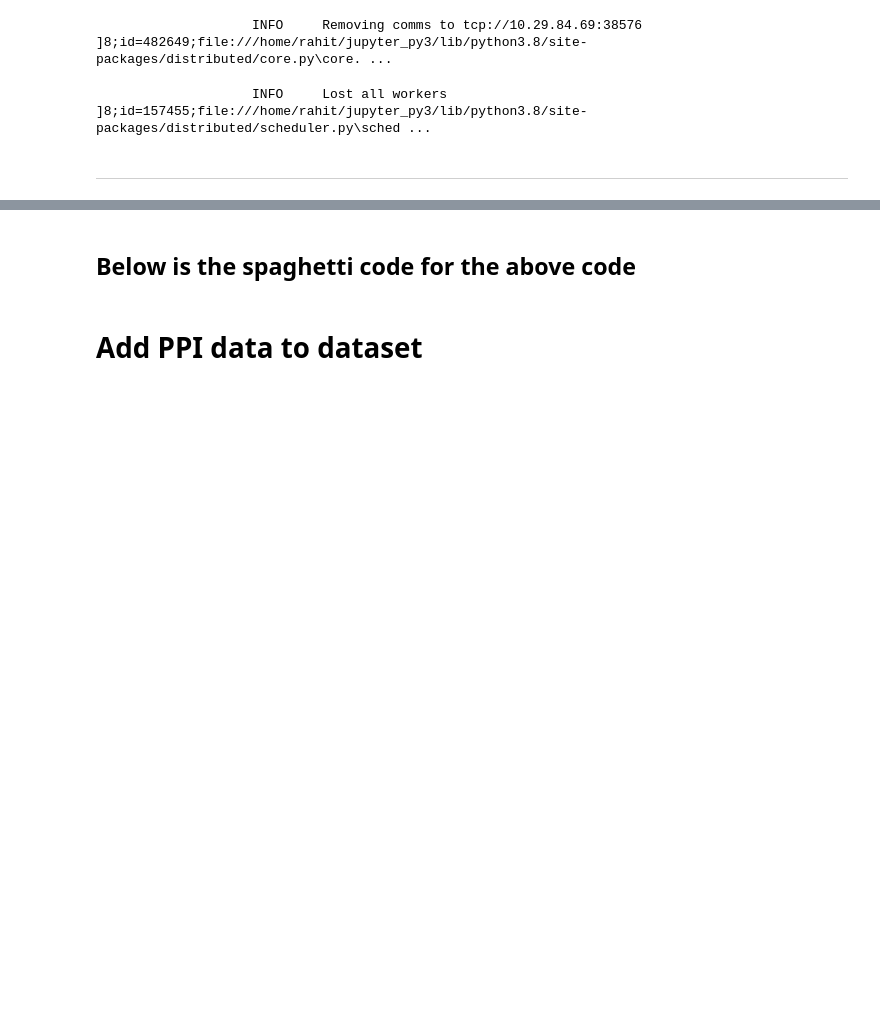
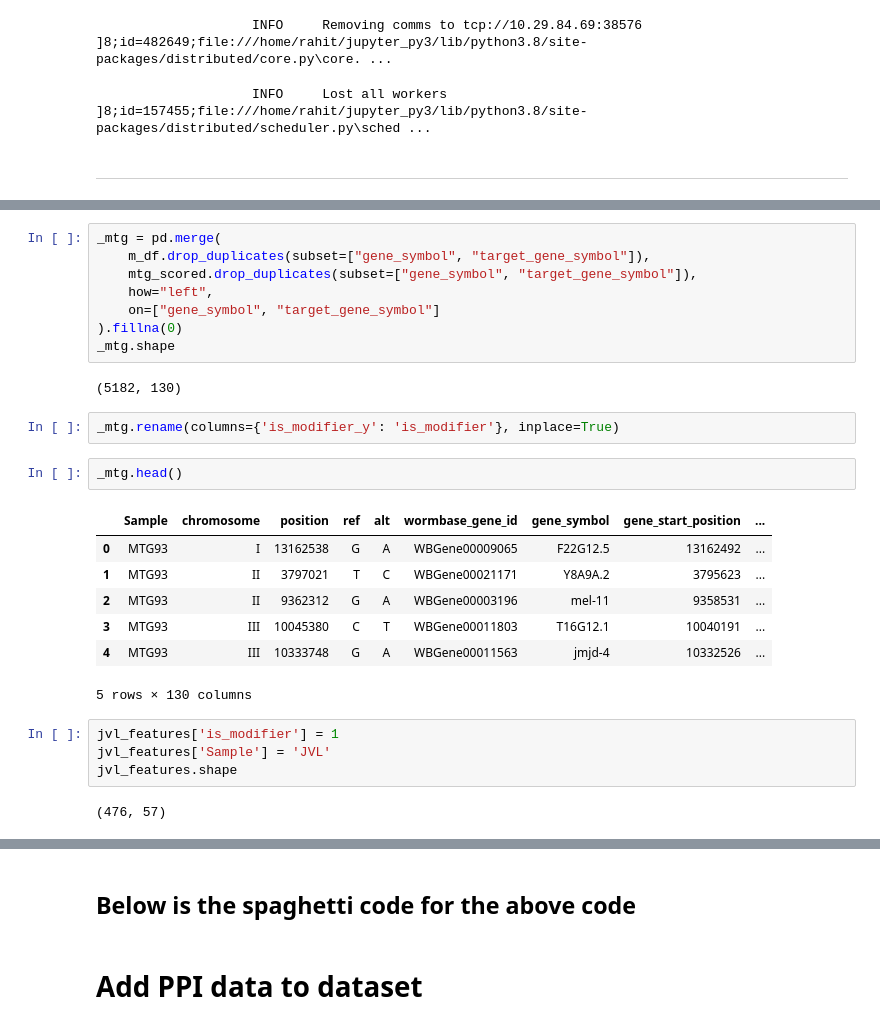
Before and after one commit to MTG-Lab/modspy-data, a Jupyter notebook: notebooks/4_add_stringdb.ipynb, the cells around one changed output, grey strips where cells are left out. Drawn from its saved outputs; the diff is of its cells as text; blank space fills up the shorter version.

```diff
--- a/notebooks/4_add_stringdb.ipynb
+++ b/notebooks/4_add_stringdb.ipynb
@@ -227,0 +271,28 @@ catalog.save('jvl_features', jvl_df)
+# %%
+_mtg = pd.merge(
+    m_df.drop_duplicates(subset=["gene_symbol", "target_gene_symbol"]),
+    mtg_scored.drop_duplicates(subset=["gene_symbol", "target_gene_symbol"]),
+    how="left",
+    on=["gene_symbol", "target_gene_symbol"]
+).fillna(0)
+_mtg.shape
+# %% [output]
+(5182, 130)
+# %%
+_mtg.rename(columns={'is_modifier_y': 'is_modifier'}, inplace=True)
+# %%
+_mtg.head()
+# %% [output]
+|  | Sample | chromosome | position | ref | alt | wormbase_gene_id | gene_symbol | gene_start_position | ... |
+| 0 | MTG93 | I | 13162538 | G | A | WBGene00009065 | F22G12.5 | 13162492 | ... |
+| 1 | MTG93 | II | 3797021 | T | C | WBGene00021171 | Y8A9A.2 | 3795623 | ... |
+| 2 | MTG93 | II | 9362312 | G | A | WBGene00003196 | mel-11 | 9358531 | ... |
+| 3 | MTG93 | III | 10045380 | C | T | WBGene00011803 | T16G12.1 | 10040191 | ... |
+| 4 | MTG93 | III | 10333748 | G | A | WBGene00011563 | jmjd-4 | 10332526 | ... |
+5 rows × 130 columns
+# %%
+jvl_features['is_modifier'] = 1
+jvl_features['Sample'] = 'JVL'
+jvl_features.shape
+# %% [output]
+(476, 57)
```
Also changed, not shown: parts of 25 cells of this notebook, 1 other file.
